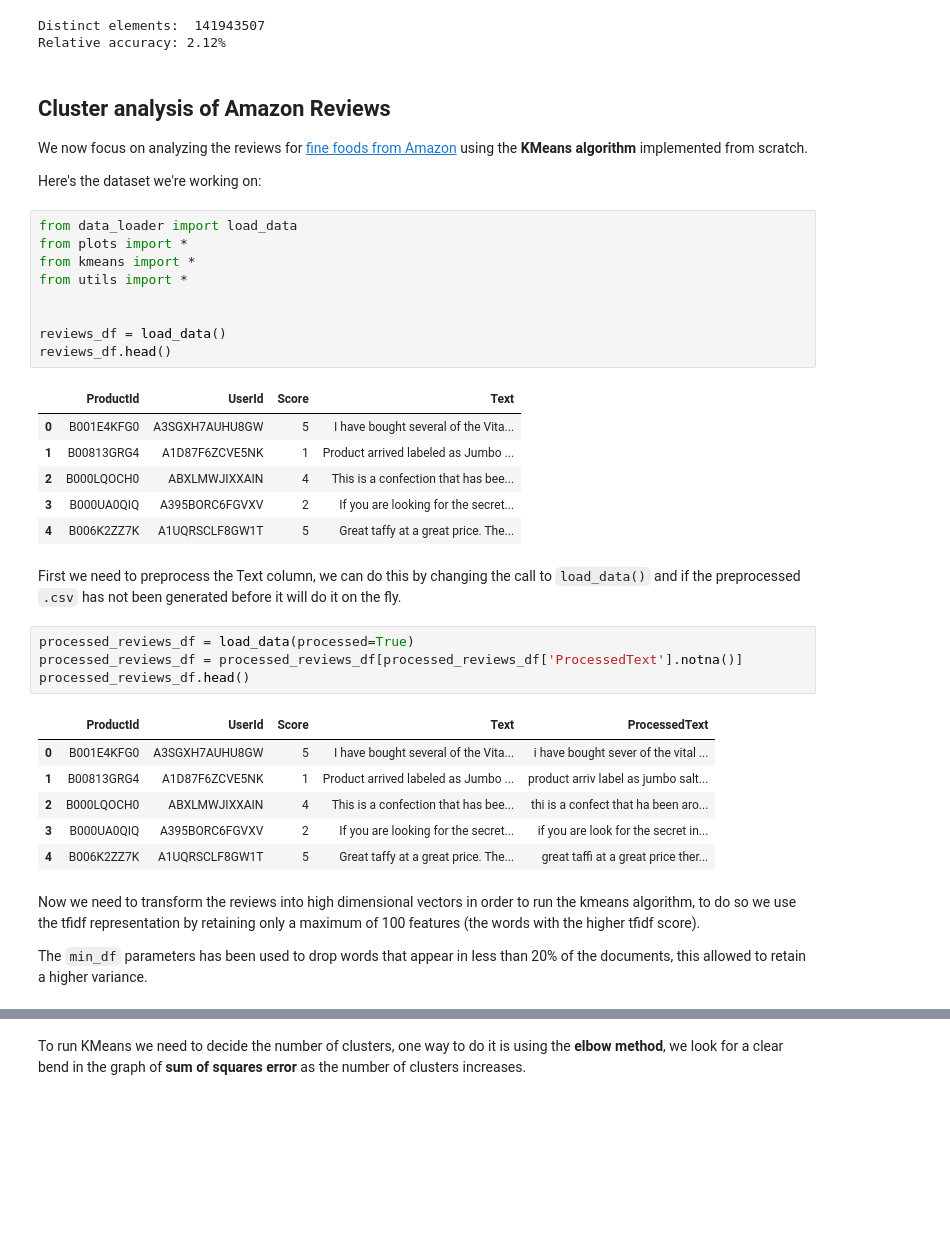
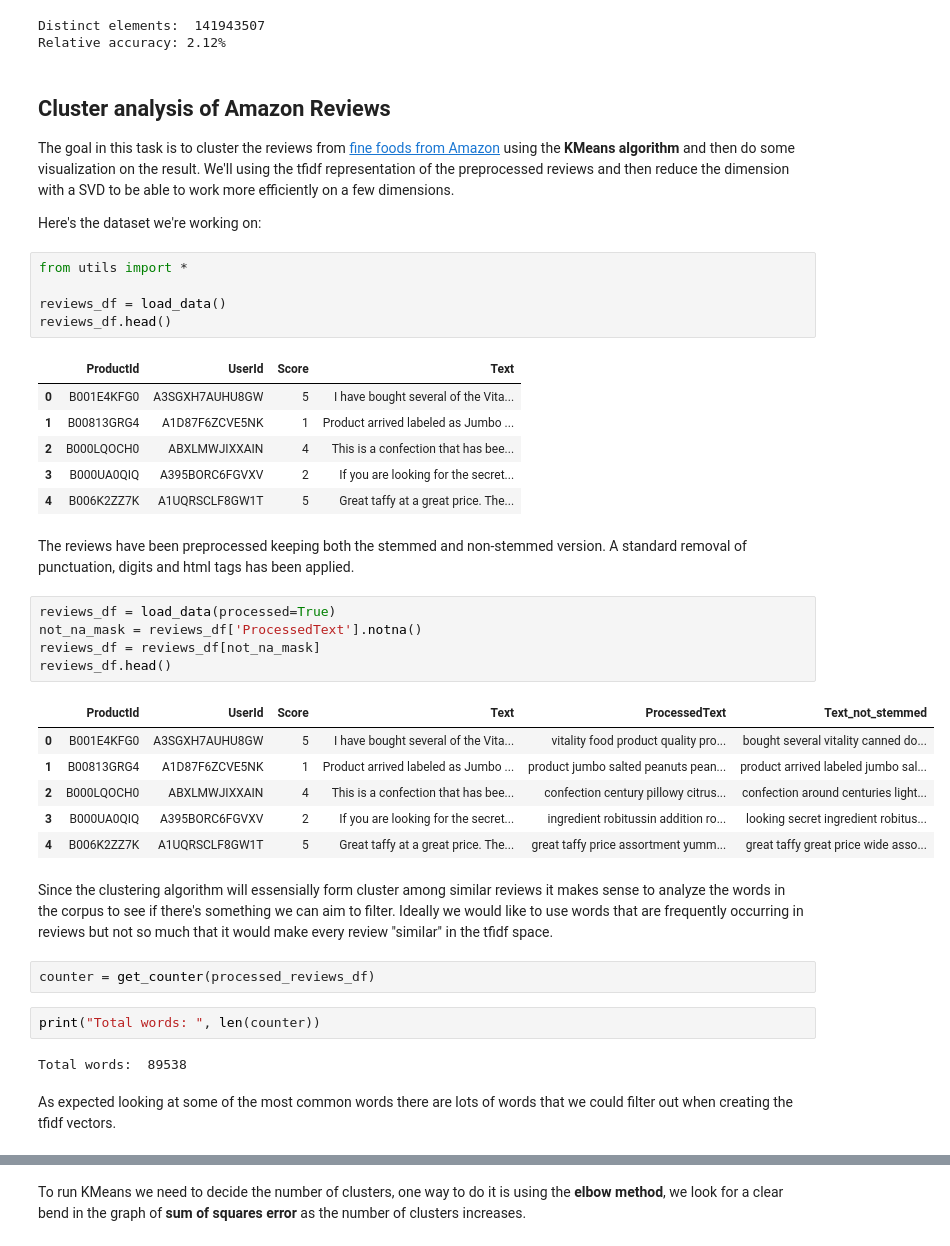
Before and after one commit to msterpa87/ADM-HW4, a Jupyter notebook: main.ipynb, the cells around one changed output, grey strips where cells are left out. Cells and saved outputs as stored; diff of their text form; blank space fills up the shorter version.

```diff
--- a/main.ipynb
+++ b/main.ipynb
@@ -34,15 +37,11 @@ Relative accuracy: 2.12%
 # %% [markdown]
 ## Cluster analysis of Amazon Reviews
 
-We now focus on analyzing the reviews for [fine foods from Amazon](https://www.kaggle.com/snap/amazon-fine-food-reviews) using the **KMeans algorithm** implemented from scratch.
+The goal in this task is to cluster the reviews from [fine foods from Amazon](https://www.kaggle.com/snap/amazon-fine-food-reviews) using the **KMeans algorithm** and then do some visualization on the result. We'll using the tfidf representation of the preprocessed reviews and then reduce the dimension with a SVD to be able to work more efficiently on a few dimensions.
 
 Here's the dataset we're working on:
 # %%
-from data_loader import load_data
-from plots import *
-from kmeans import *
 from utils import *
-
 
 reviews_df = load_data()
 reviews_df.head()
@@ -53,20 +52,27 @@ reviews_df.head()
 | 2 | B000LQOCH0 | ABXLMWJIXXAIN | 4 | This is a confection that has bee... |
 | 3 | B000UA0QIQ | A395BORC6FGVXV | 2 | If you are looking for the secret... |
 | 4 | B006K2ZZ7K | A1UQRSCLF8GW1T | 5 | Great taffy at a great price. The... |
-# %% [markdown]
-First we need to preprocess the Text column, we can do this by changing the call to `load_data()` and if the preprocessed `.csv` has not been generated before it will do it on the fly.
+# %% [markdown]
+The reviews have been preprocessed keeping both the stemmed and non-stemmed version. A standard removal of punctuation, digits and html tags has been applied.
 # %%
-processed_reviews_df = load_data(processed=True)
-processed_reviews_df = processed_reviews_df[processed_reviews_df['ProcessedText'].notna()]
-processed_reviews_df.head()
+reviews_df = load_data(processed=True)
+not_na_mask = reviews_df['ProcessedText'].notna()
+reviews_df = reviews_df[not_na_mask]
+reviews_df.head()
 # %% [output]
-|  | ProductId | UserId | Score | Text | ProcessedText |
-| 0 | B001E4KFG0 | A3SGXH7AUHU8GW | 5 | I have bought several of the Vita... | i have bought sever of the vital ... |
-| 1 | B00813GRG4 | A1D87F6ZCVE5NK | 1 | Product arrived labeled as Jumbo ... | product arriv label as jumbo salt... |
-| 2 | B000LQOCH0 | ABXLMWJIXXAIN | 4 | This is a confection that has bee... | thi is a confect that ha been aro... |
-| 3 | B000UA0QIQ | A395BORC6FGVXV | 2 | If you are looking for the secret... | if you are look for the secret in... |
-| 4 | B006K2ZZ7K | A1UQRSCLF8GW1T | 5 | Great taffy at a great price. The... | great taffi at a great price ther... |
+|  | ProductId | UserId | Score | Text | ProcessedText | Text_not_stemmed |
+| 0 | B001E4KFG0 | A3SGXH7AUHU8GW | 5 | I have bought several of the Vita... | vitality food product quality pro... | bought several vitality canned do... |
+| 1 | B00813GRG4 | A1D87F6ZCVE5NK | 1 | Product arrived labeled as Jumbo ... | product jumbo salted peanuts pean... | product arrived labeled jumbo sal... |
+| 2 | B000LQOCH0 | ABXLMWJIXXAIN | 4 | This is a confection that has bee... | confection century pillowy citrus... | confection around centuries light... |
+| 3 | B000UA0QIQ | A395BORC6FGVXV | 2 | If you are looking for the secret... | ingredient robitussin addition ro... | looking secret ingredient robitus... |
+| 4 | B006K2ZZ7K | A1UQRSCLF8GW1T | 5 | Great taffy at a great price. The... | great taffy price assortment yumm... | great taffy great price wide asso... |
-# %% [markdown]
-Now we need to transform the reviews into high dimensional vectors in order to run the kmeans algorithm, to do so we use the tfidf representation by retaining only a maximum of 100 features (the words with the higher tfidf score).
-
-The `min_df` parameters has been used to drop words that appear in less than 20% of the documents, this allowed to retain a higher variance.
+# %% [markdown]
+Since the clustering algorithm will essensially form cluster among similar reviews it makes sense to analyze the words in the corpus to see if there's something we can aim to filter. Ideally we would like to use words that are frequently occurring in reviews but not so much that it would make every review "similar" in the tfidf space.
+# %%
+counter = get_counter(processed_reviews_df)
+# %%
+print("Total words: ", len(counter))
+# %% [output]
+Total words:  89538
+# %% [markdown]
+As expected looking at some of the most common words there are lots of words that we could filter out when creating the tfidf vectors.
```
Also changed, not shown: parts of 13 cells of this notebook.
